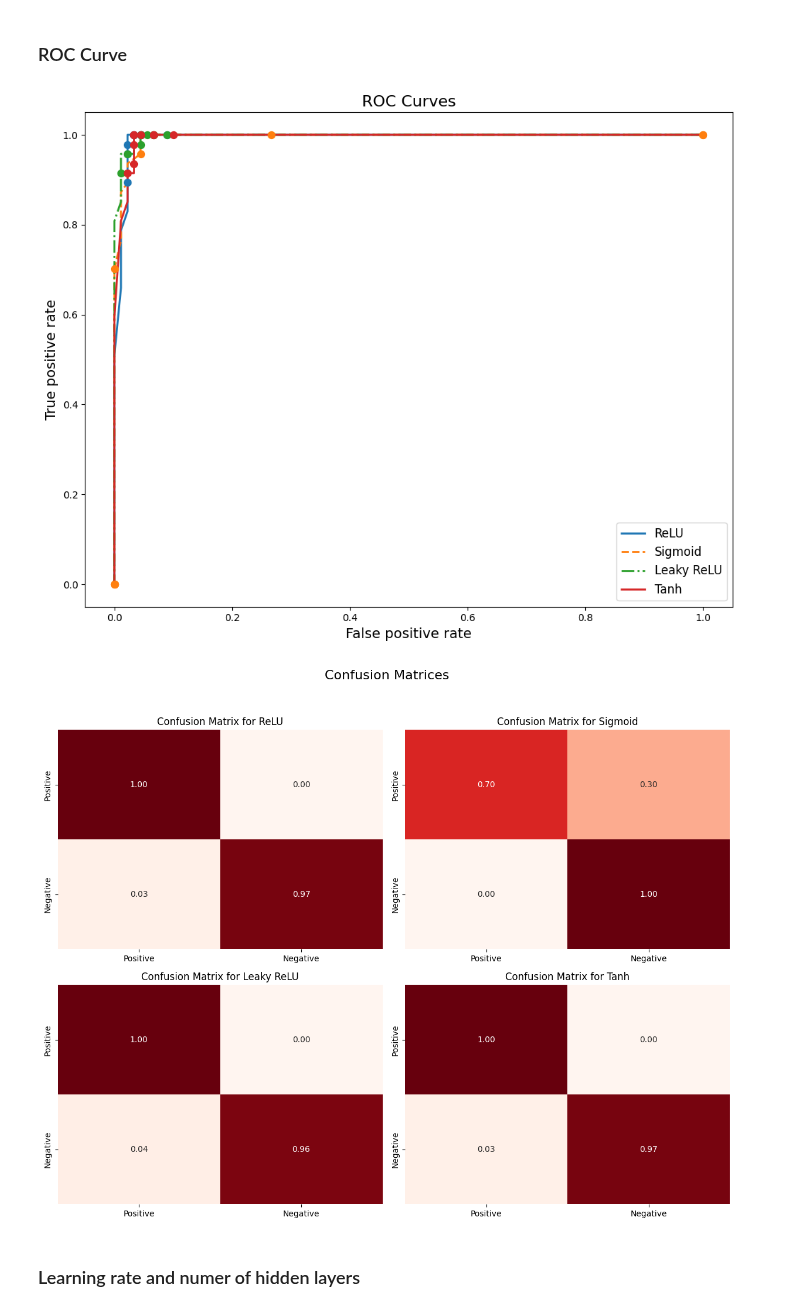
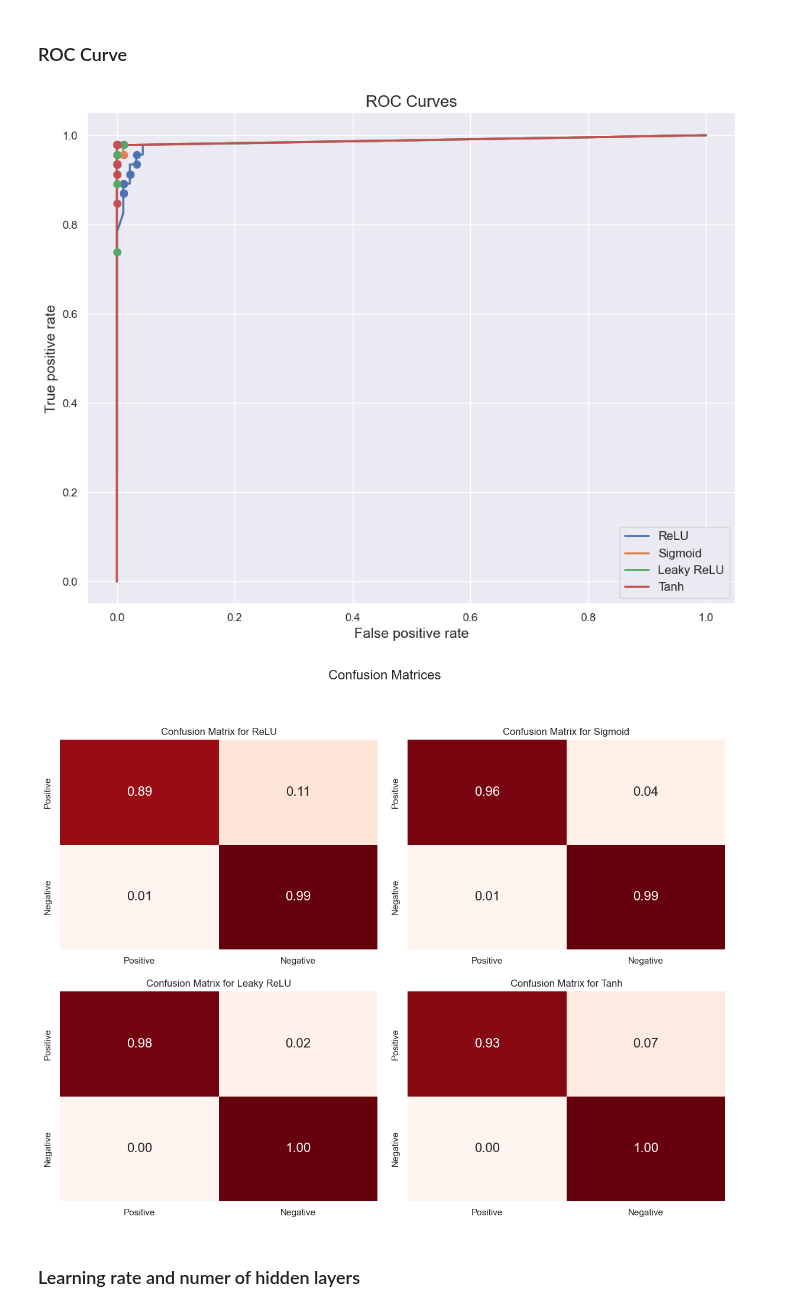
Before and after one commit to Trond01/Project2_FYS-STK4155, a Jupyter notebook: Runs/classification_experiment_d.ipynb, the cells around one changed output. Drawn from its saved outputs; the diff is of its cells as text; code cells hidden in the pictures.

```diff
--- a/Runs/classification_experiment_d.ipynb
+++ b/Runs/classification_experiment_d.ipynb
@@ -16,6 +16,23 @@ from Code.project1_tools import scale_feature_matrix
 import jax.numpy as jnp
 import numpy as np
 from jax import nn, grad, jit, pmap
+
+
+
+
+# Set the default font size for text elements (e.g., titles, labels)
+sns.set() # default from sns is pretties (:
+import matplotlib as mpl
+mpl.rcParams['font.size'] = 16
+mpl.rcParams['legend.fontsize'] = 10
+mpl.rcParams['font.family'] = 'sans-serif'
+
+
+
+# Set filename start. Create the folder if gone
+filepath_location = "Figures/d/"
+if not os.path.exists(filepath_location):
+    os.makedirs(filepath_location[0:-1])
 # %%
 X, y = import_breast_cancer()
 X, means, var = scale_feature_matrix(X)
@@ -235,7 +304,7 @@ l = search_hidden_layer_number()
 # %% [markdown]
 ### ROC Curve
 # %%
-def plot_ROC(X, y, beta, model, method_name, linestyle, ax):
+def plot_ROC(X, y, beta, model, method_name, ax):
     index = [10, 20, 30, 40, 50, 60, 70, 80, 90]
     # Calculate true and false positive rates
     thresholds = np.linspace(0, 1, 101)
@@ -243,7 +312,7 @@ def plot_ROC(X, y, beta, model, method_name, linestyle, ax):
     false_positive_rates = np.array([false_pos_variable_func(model, th)(beta, X, y) for th in thresholds])
 
     # Plot the ROC curve on the provided axis
-    ax.plot(false_positive_rates, true_positive_rates, linestyle=linestyle, linewidth=2, label=method_name)
+    ax.plot(false_positive_rates, true_positive_rates, linewidth=2, label=method_name)
     ax.scatter(false_positive_rates[index], true_positive_rates[index], s=50, zorder=5)
 
 def plot_confusion_matrix(X, y, beta, model, method_name, ax):
@@ -266,37 +335,49 @@ methods = [nn.relu, nn.sigmoid, nn.leaky_relu, nn.tanh]
 # Create a single subplot for ROC curves
 fig_roc, ax_roc = plt.subplots(figsize=(10, 8))
 
 # Create a 2x2 subplot grid for confusion matrices
 fig_cm, axes_cm = plt.subplots(2, 2, figsize=(12, 10))
 axes_cm = axes_cm.flatten()  # Flatten the axes array for easy iteration
 
 result = {}
 
+
+lr = 0.01
+lam = 1e-5
+hidden_layer_num = 3
+nodes_per_layer = 5
+
+filename_roc = filepath_location + f"lr={lr}_lambda={lam}_Hidden_layers={hidden_layer_num}_nodes_per_layer={nodes_per_layer}_ROC_curve.png"
+filename_confusion = filepath_location + f"lr={lr}_lambda={lam}_Hidden_layers={hidden_layer_num}_nodes_per_layer={nodes_per_layer}_confusion_matrices.png"
+
+
 # Generate plots for each method
 for i, method in enumerate(methods):
-    result = single_run(X, y, 8e-4, 0.0001, hidden_layer_num=2, node_per_hidden=8, hidden_activation=method, test_index=result.get("test_index"))
+    result = single_run(X, y, lr, lam, hidden_layer_num=hidden_layer_num, node_per_hidden=nodes_per_layer, hidden_activation=method, test_index=result.get("test_index"))
 
     # Plot ROC curve on the same subplot
-    plot_ROC(result["X_test"], result["y_test"], result["beta_final"], result["model"], method_names[i], line_styles[i], ax_roc)
+    plot_ROC(result["X_test"], result["y_test"], result["beta_final"], result["model"], method_names[i], ax_roc)
 
     # Plot confusion matrix on separate subplots
     plot_confusion_matrix(result["X_test"], result["y_test"], result["beta_final"], result["model"], method_names[i], axes_cm[i])
 
 # Finalize and show ROC curves
 ax_roc.set_xlabel("False positive rate", fontsize=14)
 ax_roc.set_ylabel("True positive rate", fontsize=14)
 ax_roc.set_title('ROC Curves', fontsize=16)
 ax_roc.legend(loc='lower right', fontsize=12)
 fig_roc.tight_layout()
+fig_roc.savefig(filename_roc)
 fig_roc.show()
 
 # Finalize and show confusion matrices
 fig_cm.suptitle('Confusion Matrices', fontsize=16)
 fig_cm.tight_layout(rect=[0, 0.03, 1, 0.95])  # Adjust the rect to make room for the suptitle
+fig_cm.savefig(filename_confusion)
 fig_cm.show()
 # %% [output]
-[figure, old version]
+[figure, new version]
-[figure, old version]
+[figure, new version]
 # %% [markdown]
 ### Learning rate and numer of hidden layers
 # %%
```
Also changed, not shown: parts of 7 cells of this notebook, 4 other files.
